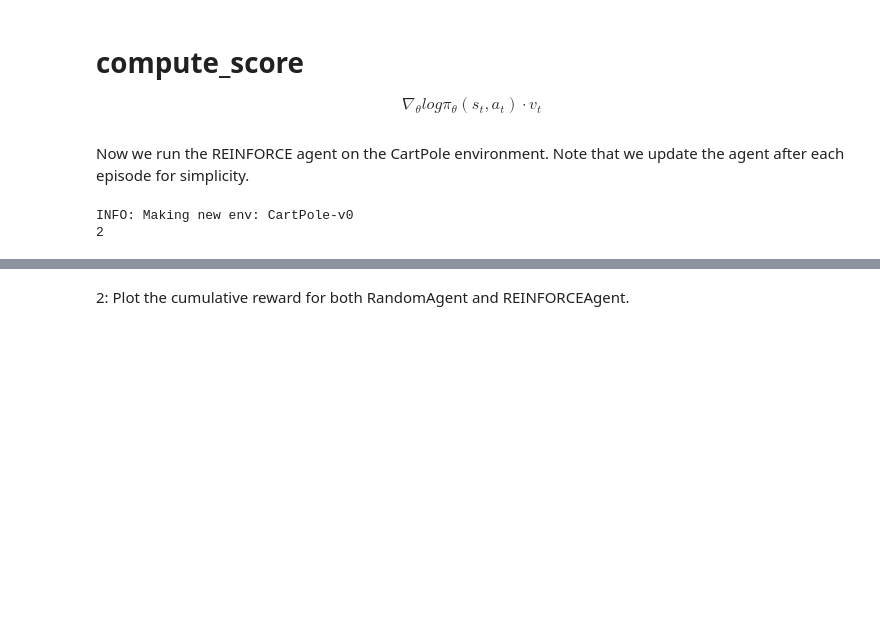
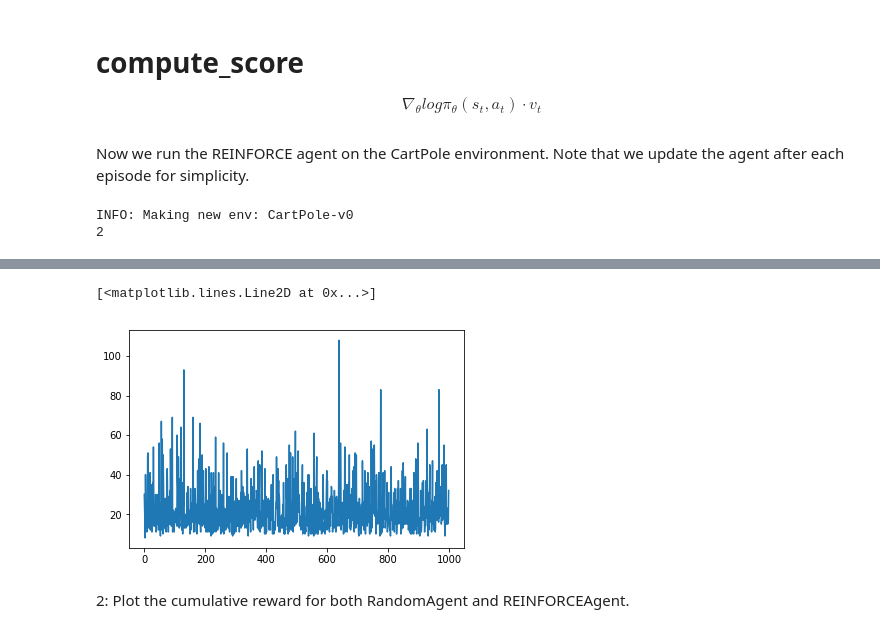
Before and after one commit to basameera/RL_Gym, a Jupyter notebook: SOW_MKI49_2018_SEM1_V_assignment_6-SAM.ipynb, the cells around one changed output, grey strips where cells are left out. Drawn from its saved outputs; the diff is of its cells as text; code cells hidden in the pictures; blank space fills up the shorter version.

```diff
--- a/SOW_MKI49_2018_SEM1_V_assignment_6-SAM.ipynb
+++ b/SOW_MKI49_2018_SEM1_V_assignment_6-SAM.ipynb
@@ -233,8 +233,8 @@ class REINFORCEAgent(object):
 
         # linear outputs reflecting the log action probabilities and the value
         policy = self.model(Variable(np.atleast_2d(np.asarray(observation, 'float32'))))
-        print('---\nobs', Variable(np.atleast_2d(np.asarray(observation, 'float32'))))
-        print('policy', policy)
+#         print('---\nobs', Variable(np.atleast_2d(np.asarray(observation, 'float32'))))
+#         print('policy', policy)
 
 
         # generate action according to policy
@@ -244,10 +244,10 @@ class REINFORCEAgent(object):
         row_sums = p.sum(axis=1)
 
         p /= row_sums[:, np.newaxis]
-        print('choose policy', p.shape[1], 'prob', p[0])
+#         print('choose policy', p.shape[1], 'prob', p[0])
                                              # a, size=None, replace=True, p=None
         action = np.asarray([np.random.choice(p.shape[1], None, True, p[0])])
-        print('action', action)
+#         print('action', action)
 #         print('policy', policy)
         return action, policy
 
@@ -255,15 +255,19 @@ class REINFORCEAgent(object):
     def compute_loss(self):
         """
         Return loss for this episode based on computed scores and accumulated rewards
+
+        # loss: compute_score(pi) * R(t)
+
         """
-
-        return Variable(np.array([0]))
+        loss = np.sum(np.array(self.scores))*np.sum(np.array(self.rewards))
+        print(' LOSS ',loss, 'Reward', np.sum(np.array(self.rewards)))
+        return loss #Variable(np.array([0]))
 
     def compute_score(self, action, policy):
         """
         Computes score
 
-        # recompute score function: grad_theta log pi_theta (s_t, a_t) * v_t
+        # compute score : log pi_theta (s_t, a_t)
 
         Args:
             action (int):
@@ -273,7 +277,10 @@ class REINFORCEAgent(object):
             score
         """
 
-        pass
+
+        score = F.sum(F.log(F.square(policy)))
+#         print('action', action, 'policy', policy, 'score', score)
+        return score
 # %% [markdown]
 # compute_score
 
@@ -289,7 +296,7 @@ print(env.action_space.n)
 network = MLP(n_output=env.action_space.n, n_hidden=3)
 agent = REINFORCEAgent(env.action_space, network, optimizer=Adam())
 
-episode_count = 2
+episode_count = 1000
 done = False
 reward = 0
 
@@ -350,3 +391,10 @@ action [0]
+# %%
+import matplotlib.pyplot as plt
+
+plt.plot(R)
+# %% [output]
+[<matplotlib.lines.Line2D at 0x...>]
+[figure, added]
 # %%
 # You may want to run a video of the trained agent performing in the environment using the env.render() function.
 #
```
Also changed, not shown: parts of 4 cells of this notebook.
